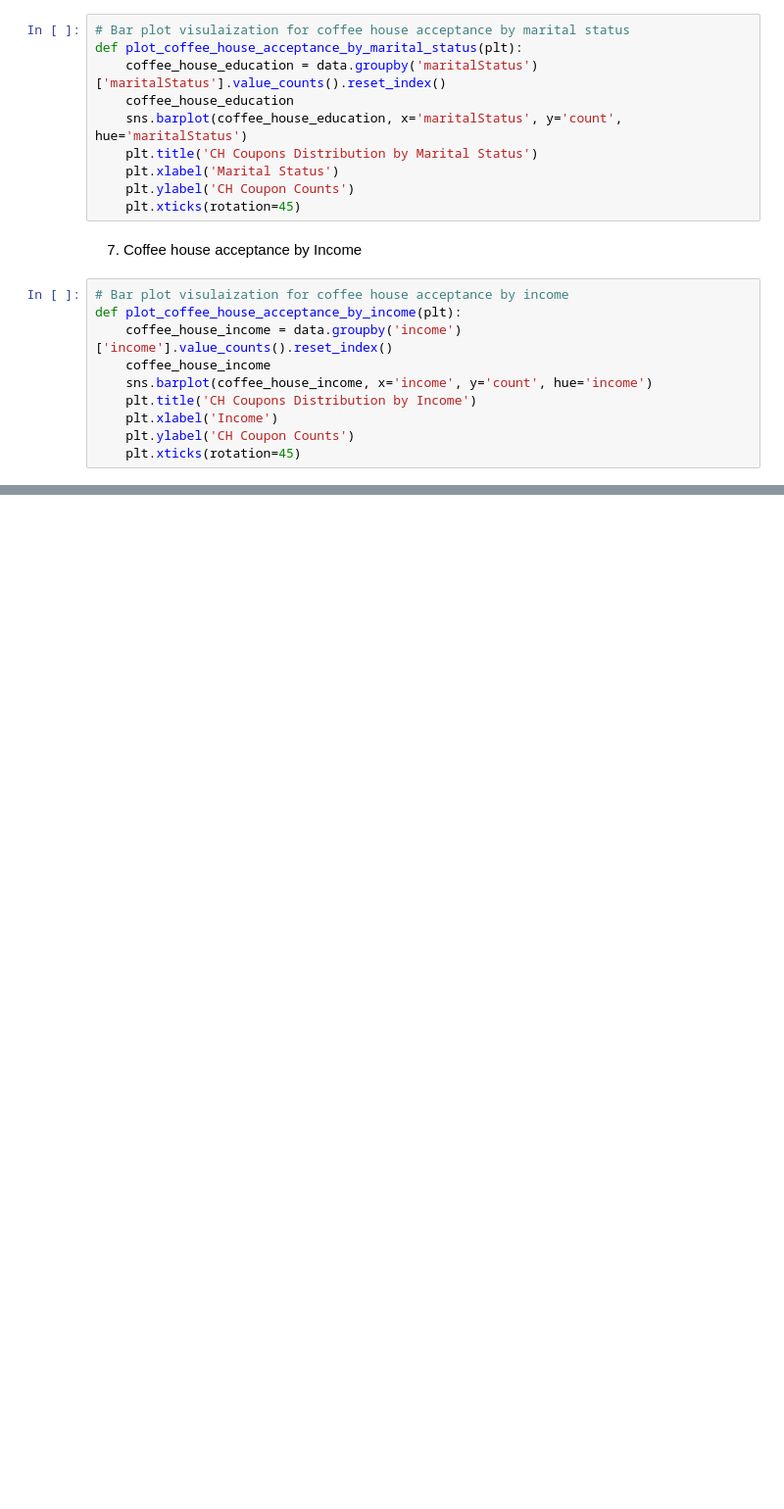
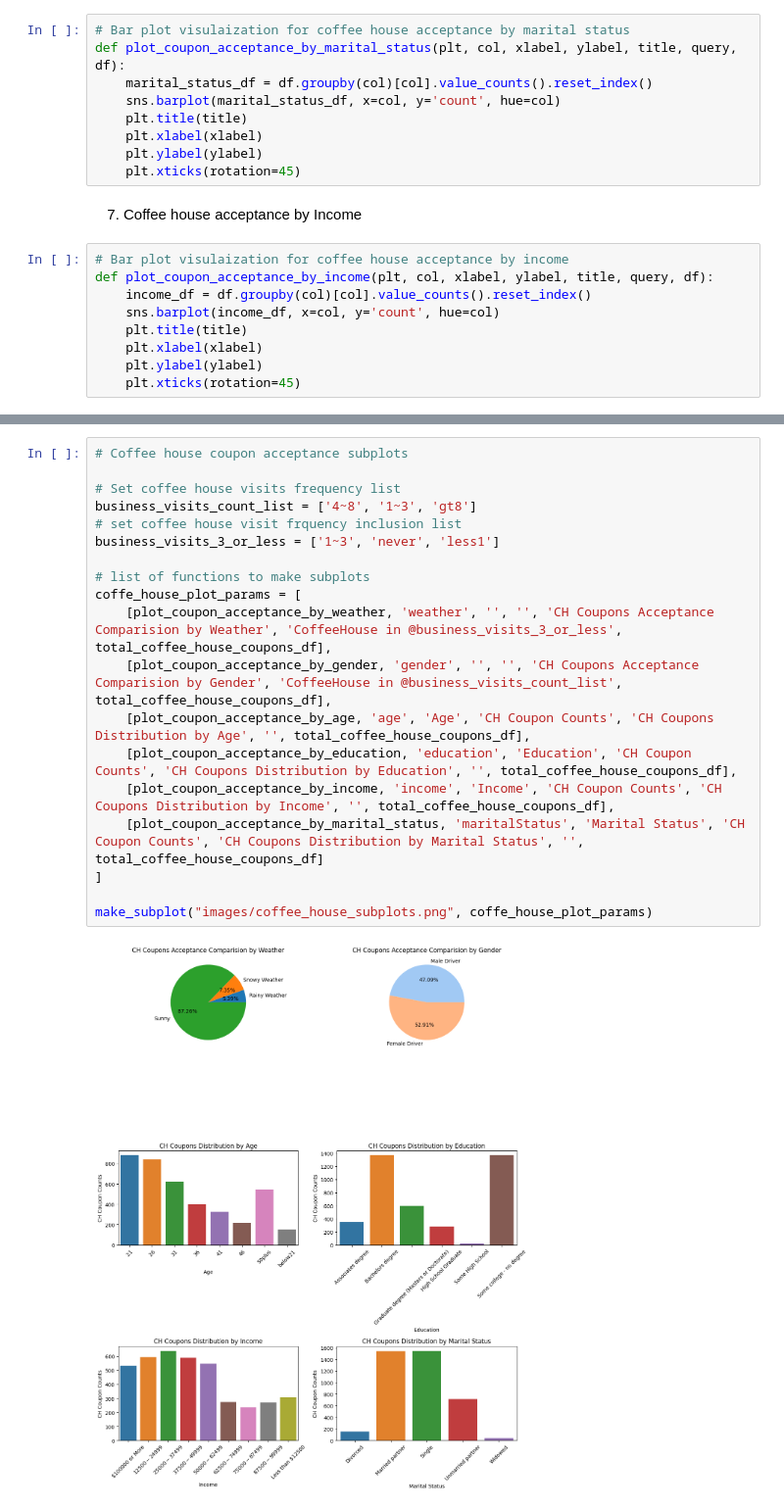
Before and after one commit to atewari-bot/driving-coupon, a Jupyter notebook: prompt.ipynb, the cells around one changed output, grey strips where cells are left out. Shown at 98% size. Drawn from its saved outputs; the diff is of its cells as text; blank space fills up the shorter version.

```diff
--- a/prompt.ipynb
+++ b/prompt.ipynb
@@ -1092,23 +1097,21 @@ def plot_coffee_house_acceptance_by_education(plt):
 6. Coffee house acceptance by Marital Status
 # %%
 # Bar plot visulaization for coffee house acceptance by marital status
-def plot_coffee_house_acceptance_by_marital_status(plt):
-    coffee_house_education = data.groupby('maritalStatus')['maritalStatus'].value_counts().reset_index()
-    coffee_house_education
-    sns.barplot(coffee_house_education, x='maritalStatus', y='count', hue='maritalStatus')
-    plt.title('CH Coupons Distribution by Marital Status')
-    plt.xlabel('Marital Status')
-    plt.ylabel('CH Coupon Counts')
+def plot_coupon_acceptance_by_marital_status(plt, col, xlabel, ylabel, title, query, df):
+    marital_status_df = df.groupby(col)[col].value_counts().reset_index()
+    sns.barplot(marital_status_df, x=col, y='count', hue=col)
+    plt.title(title)
+    plt.xlabel(xlabel)
+    plt.ylabel(ylabel)
     plt.xticks(rotation=45)
 # %% [markdown]
 7. Coffee house acceptance by Income
 # %%
 # Bar plot visulaization for coffee house acceptance by income
-def plot_coffee_house_acceptance_by_income(plt):
-    coffee_house_income = data.groupby('income')['income'].value_counts().reset_index()
-    coffee_house_income
-    sns.barplot(coffee_house_income, x='income', y='count', hue='income')
-    plt.title('CH Coupons Distribution by Income')
-    plt.xlabel('Income')
-    plt.ylabel('CH Coupon Counts')
+def plot_coupon_acceptance_by_income(plt, col, xlabel, ylabel, title, query, df):
+    income_df = df.groupby(col)[col].value_counts().reset_index()
+    sns.barplot(income_df, x=col, y='count', hue=col)
+    plt.title(title)
+    plt.xlabel(xlabel)
+    plt.ylabel(ylabel)
     plt.xticks(rotation=45)
@@ -1144,0 +1118,21 @@ make_subplot()
+# %%
+# Coffee house coupon acceptance subplots
+
+# Set coffee house visits frequency list
+business_visits_count_list = ['4~8', '1~3', 'gt8']
+# set coffee house visit frquency inclusion list
+business_visits_3_or_less = ['1~3', 'never', 'less1']
+
+# list of functions to make subplots
+coffe_house_plot_params = [
+    [plot_coupon_acceptance_by_weather, 'weather', '', '', 'CH Coupons Acceptance Comparision by Weather', 'CoffeeHouse in @business_visits_3_or_less', total_coffee_house_coupons_df],
+    [plot_coupon_acceptance_by_gender, 'gender', '', '', 'CH Coupons Acceptance Comparision by Gender', 'CoffeeHouse in @business_visits_count_list', total_coffee_house_coupons_df],
+    [plot_coupon_acceptance_by_age, 'age', 'Age', 'CH Coupon Counts', 'CH Coupons Distribution by Age', '', total_coffee_house_coupons_df],
+    [plot_coupon_acceptance_by_education, 'education', 'Education', 'CH Coupon Counts', 'CH Coupons Distribution by Education', '', total_coffee_house_coupons_df],
+    [plot_coupon_acceptance_by_income, 'income', 'Income', 'CH Coupon Counts', 'CH Coupons Distribution by Income', '', total_coffee_house_coupons_df],
+    [plot_coupon_acceptance_by_marital_status, 'maritalStatus', 'Marital Status', 'CH Coupon Counts', 'CH Coupons Distribution by Marital Status', '', total_coffee_house_coupons_df]
+]
+
+make_subplot("images/coffee_house_subplots.png", coffe_house_plot_params)
+# %% [output]
+[figure, added]
```
Also changed, not shown: parts of 6 cells of this notebook, 1 other file.
